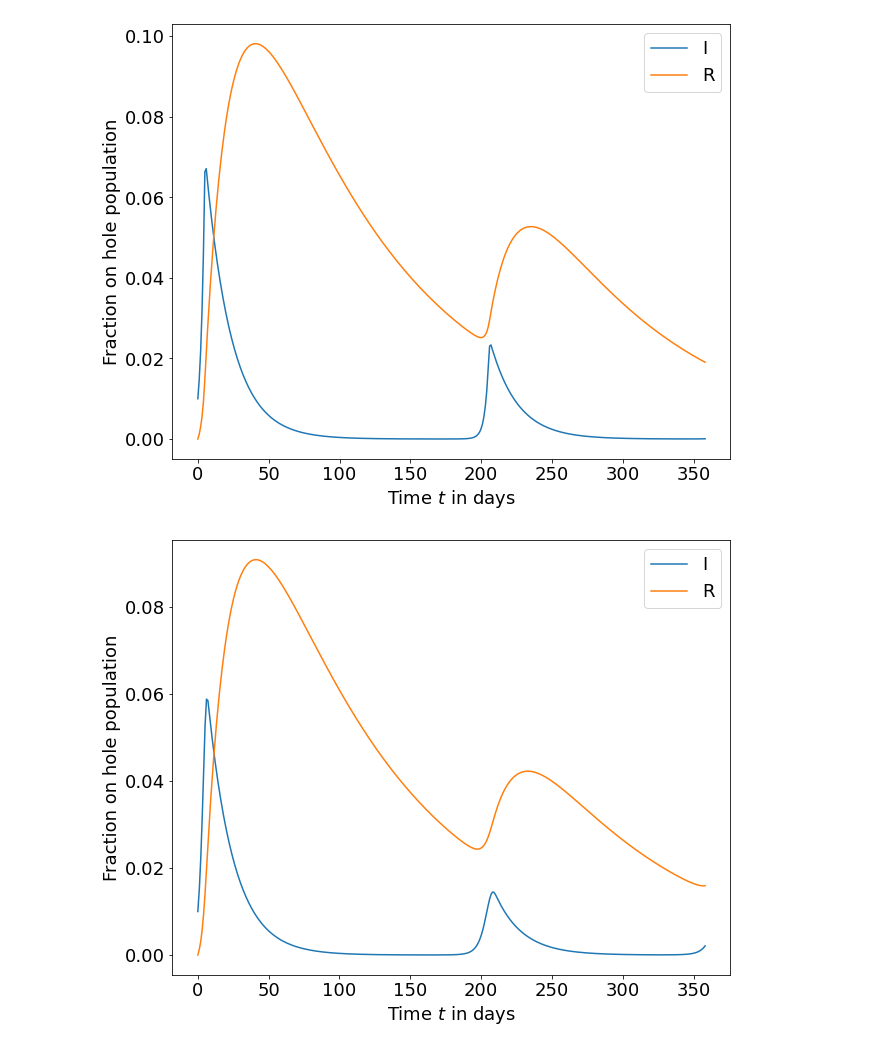
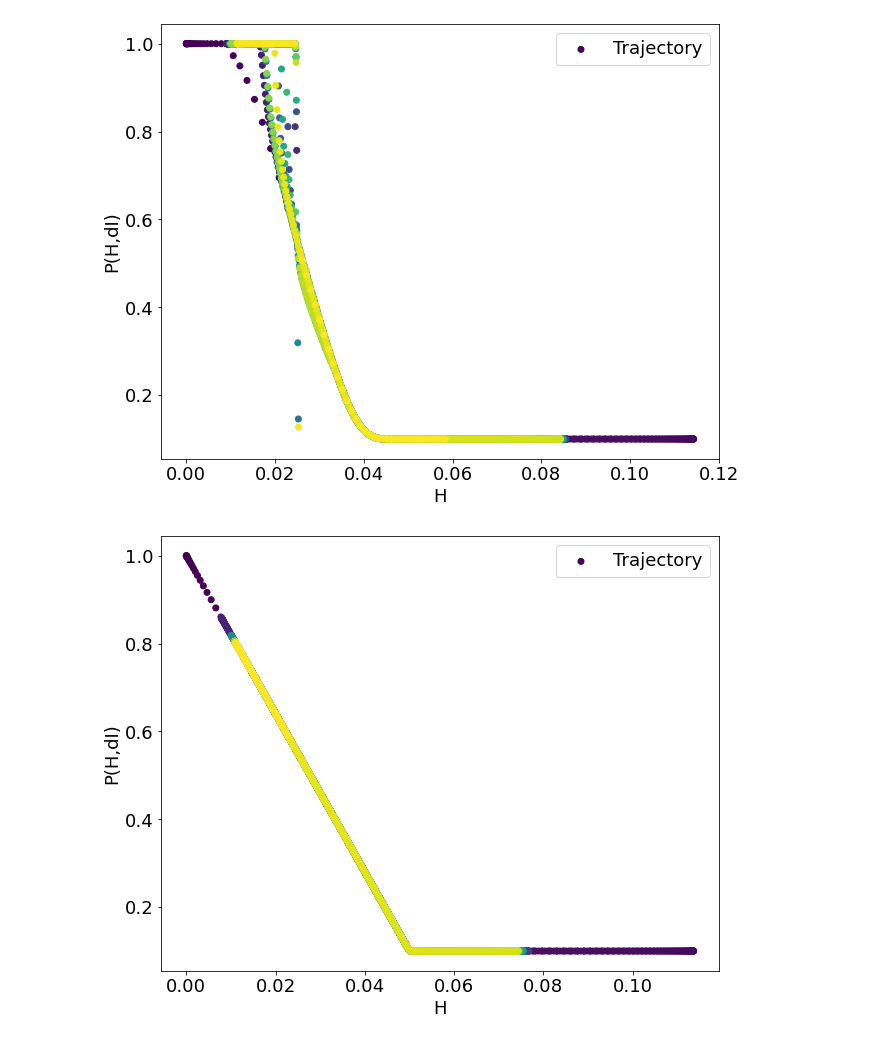
Before and after one commit to simonblaue/Epidemics_SRI_model, a Jupyter notebook: simulation_new_model.ipynb, the cells around one changed output. Cells and saved outputs as stored; diff of their text form; code cells hidden in the pictures.

```diff
--- a/simulation_new_model.ipynb
+++ b/simulation_new_model.ipynb
@@ -6,13 +6,15 @@ import ModelLib
 # %%
 model = ModelLib.SIRModels()
 # %%
-model.s = 0
-model.T = 45
-model.dI_thresh= 0.001
-model.d_pcap_min= model.p_cap/5
-model.Ti = 2
-ModelLib.plots.PlotSRITime(model.AdaptivePIncrement, y0=[0.99,0.01,0,0,0,0,0], t_range=[0,2000], plot_range=range(0,360))
-ModelLib.plots.PlotSRITime(model.SeasonalyIncrement, y0=[0.99,0.01,0,0,0], t_range=[0,2000], plot_range=range(0,360))
+model.s = 0.3
+model.T = 60
+model.Ti = 1
+model.dI_thresh= 0.0001
+model.p_cap = 0.05 # standard wert
+# model.p_cap = 0.1
+model.d_pcap_min= model.p_cap/100
+ModelLib.plots.PlotPH(model,model.AdaptivePIncrement, y0=[0.99,0.01,0,0,0,0,0], T_min = 0, T_max = 2000)
+ModelLib.plots.PlotPH(model,model.SeasonalyIncrement, y0=[0.99,0.01,0,0,0], T_min = 0, T_max = 2000)
 # %% [output]
-[figure, old version]
+[figure, new version]
-[figure, old version]
+[figure, new version]
```
Also changed, not shown: parts of 5 cells of this notebook, 4 other files.
